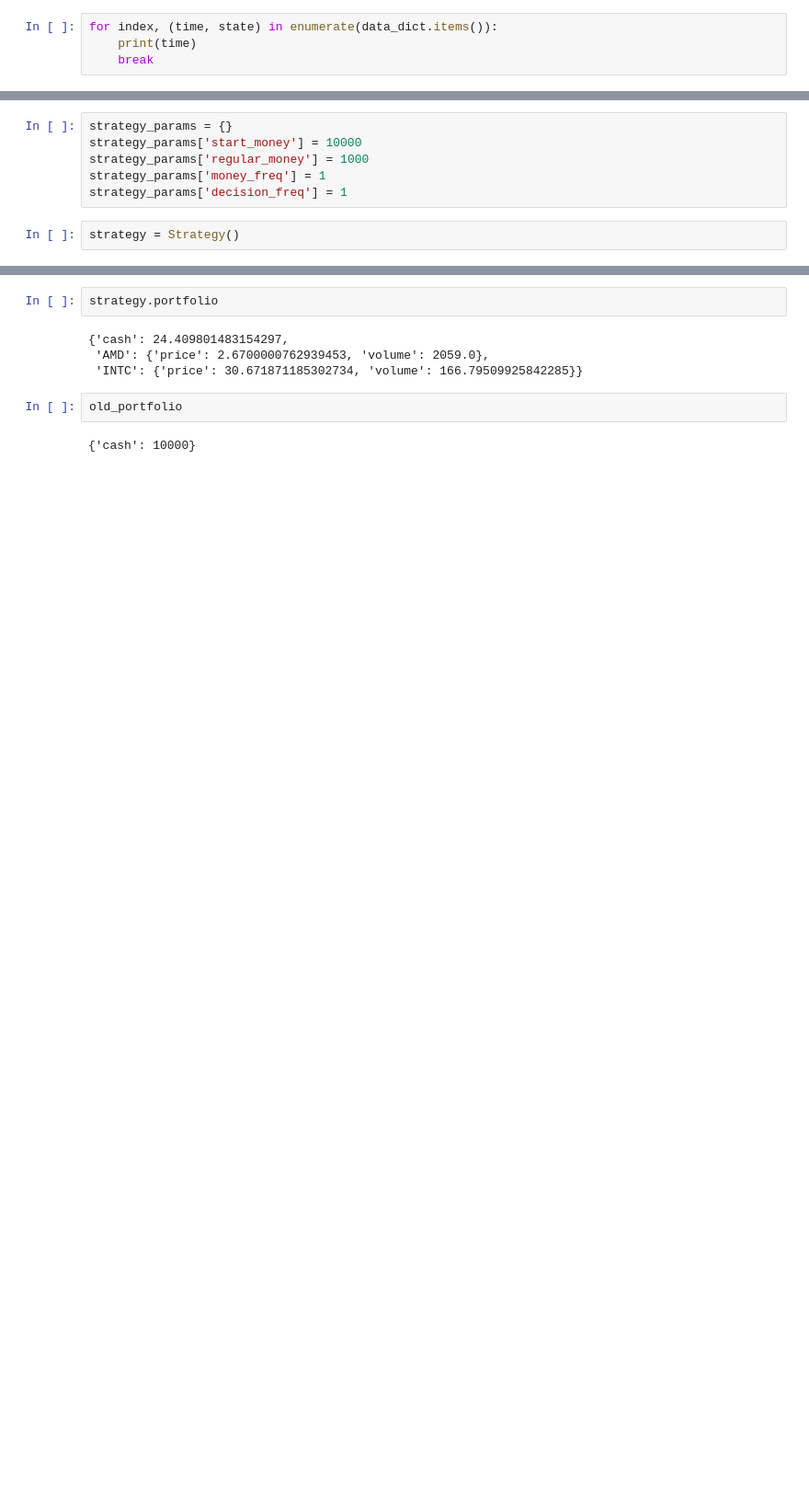
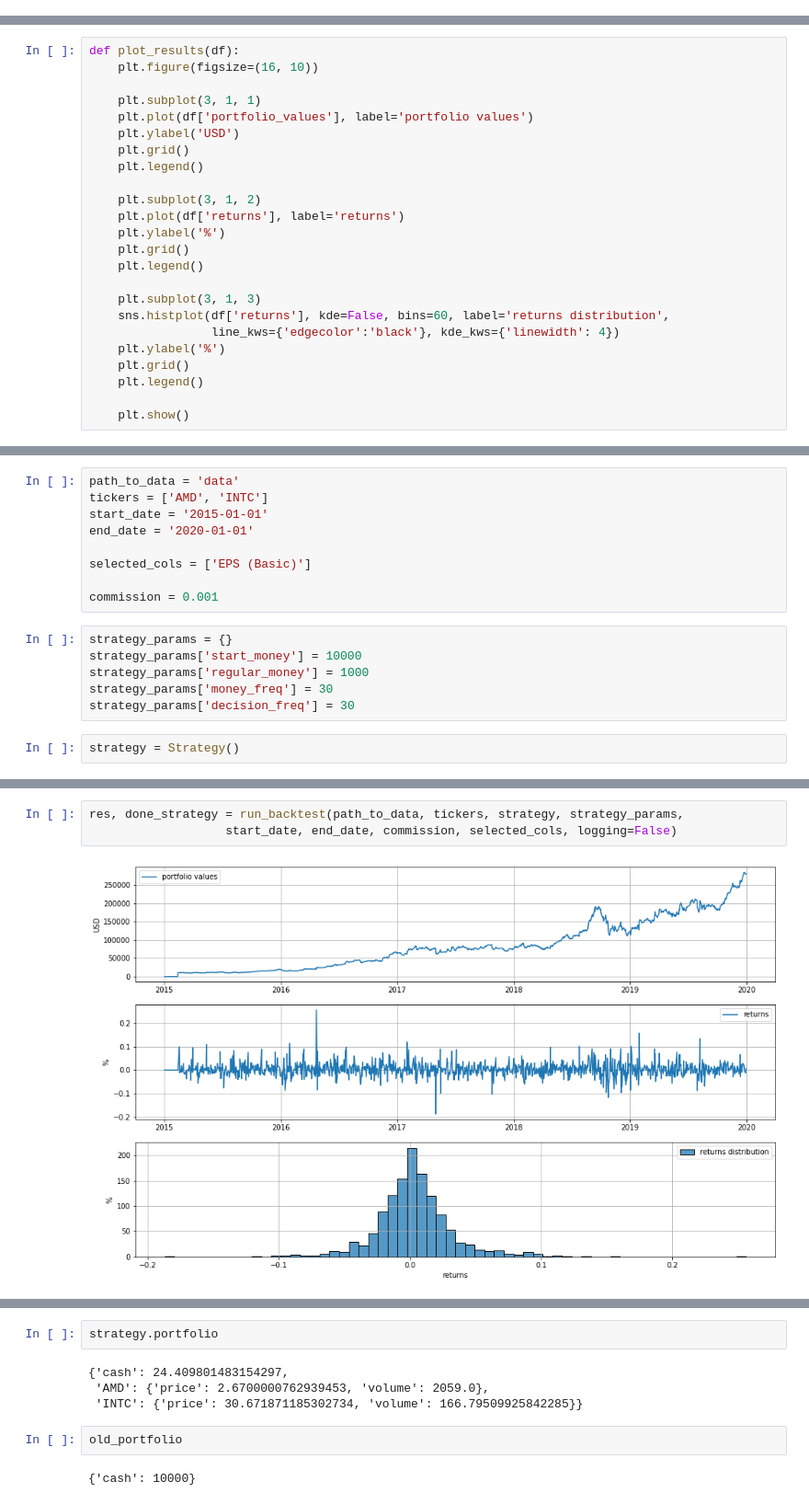
Before and after one commit to bgodlin/dividend_analysis, a Jupyter notebook: backtest_example.ipynb, the cells around one changed output, grey strips where cells are left out. Shown at 92% size. Drawn from its saved outputs; the diff is of its cells as text; blank space fills up the shorter version.

Commit message:
Backtest v0.1

```diff
--- a/backtest_example.ipynb
+++ b/backtest_example.ipynb
@@ -119,4 +102,0 @@ class Strategy():
-# %%
-for index, (time, state) in enumerate(data_dict.items()):
-    print(time)
-    break
@@ -129,0 +113,24 @@ state
+# %%
+def plot_results(df):
+    plt.figure(figsize=(16, 10))
+
+    plt.subplot(3, 1, 1)
+    plt.plot(df['portfolio_values'], label='portfolio values')
+    plt.ylabel('USD')
+    plt.grid()
+    plt.legend()
+
+    plt.subplot(3, 1, 2)
+    plt.plot(df['returns'], label='returns')
+    plt.ylabel('%')
+    plt.grid()
+    plt.legend()
+
+    plt.subplot(3, 1, 3)
+    sns.histplot(df['returns'], kde=False, bins=60, label='returns distribution',
+                 line_kws={'edgecolor':'black'}, kde_kws={'linewidth': 4})
+    plt.ylabel('%')
+    plt.grid()
+    plt.legend()
+
+    plt.show()
@@ -130,8 +177,17 @@ state
+# %%
+path_to_data = 'data'
+tickers = ['AMD', 'INTC']
+start_date = '2015-01-01'
+end_date = '2020-01-01'
+
+selected_cols = ['EPS (Basic)']
+
+commission = 0.001
 # %%
 strategy_params = {}
 strategy_params['start_money'] = 10000
 strategy_params['regular_money'] = 1000
-strategy_params['money_freq'] = 1
-strategy_params['decision_freq'] = 1
+strategy_params['money_freq'] = 30
+strategy_params['decision_freq'] = 30
 # %%
 strategy = Strategy()
@@ -163,0 +194,5 @@ strategy.portfolio_update(ticker, 1, cash_left, 'cash')
+# %%
+res, done_strategy = run_backtest(path_to_data, tickers, strategy, strategy_params,
+                   start_date, end_date, commission, selected_cols, logging=False)
+# %% [output]
+[figure, added]
```
Also changed, not shown: parts of 17 cells of this notebook, 2 other files.
